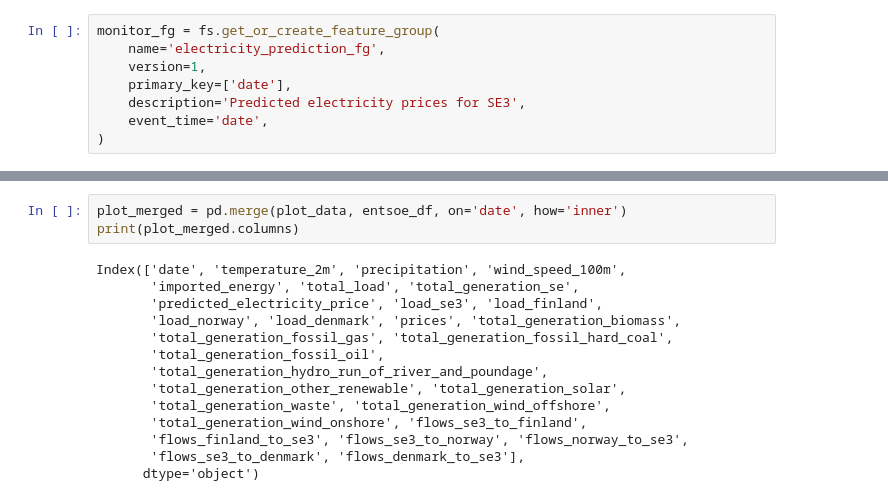
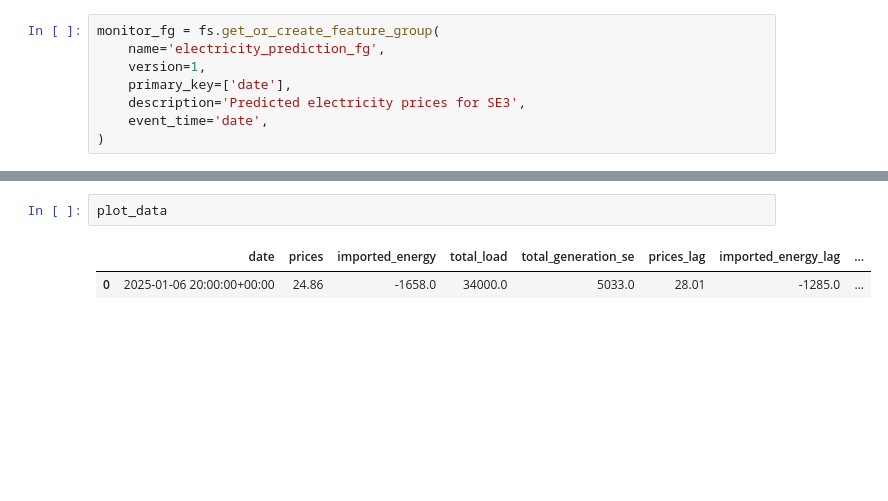
Before and after one commit to oskaralf/ID2223_FinalProject, a Jupyter notebook: notebooks/inference.ipynb, the cells around one changed output, grey strips where cells are left out. Cells and saved outputs as stored; diff of their text form; blank space fills up the shorter version.

```diff
--- a/notebooks/inference.ipynb
+++ b/notebooks/inference.ipynb
@@ -352,18 +255,6 @@ Finished: Reading data from Hopsworks, using Hopsworks Feature Query Service (1.
-# %%
-plot_merged = pd.merge(plot_data, entsoe_df, on='date', how='inner')
-print(plot_merged.columns)
-# %% [output]
-Index(['date', 'temperature_2m', 'precipitation', 'wind_speed_100m',
-       'imported_energy', 'total_load', 'total_generation_se',
-       'predicted_electricity_price', 'load_se3', 'load_finland',
-       'load_norway', 'load_denmark', 'prices', 'total_generation_biomass',
-       'total_generation_fossil_gas', 'total_generation_fossil_hard_coal',
-       'total_generation_fossil_oil',
-       'total_generation_hydro_run_of_river_and_poundage',
-       'total_generation_other_renewable', 'total_generation_solar',
-       'total_generation_waste', 'total_generation_wind_offshore',
-       'total_generation_wind_onshore', 'flows_se3_to_finland',
-       'flows_finland_to_se3', 'flows_se3_to_norway', 'flows_norway_to_se3',
-       'flows_se3_to_denmark', 'flows_denmark_to_se3'],
-      dtype='object')
+# %%
+plot_data
+# %% [output]
+|  | date | prices | imported_energy | total_load | total_generation_se | prices_lag | imported_energy_lag | ... |
+| 0 | 2025-01-06 20:00:00+00:00 | 24.86 | -1658.0 | 34000.0 | 5033.0 | 28.01 | -1285.0 | ... |
 # %%
```
Also changed, not shown: parts of 24 cells of this notebook, 5 other files.
